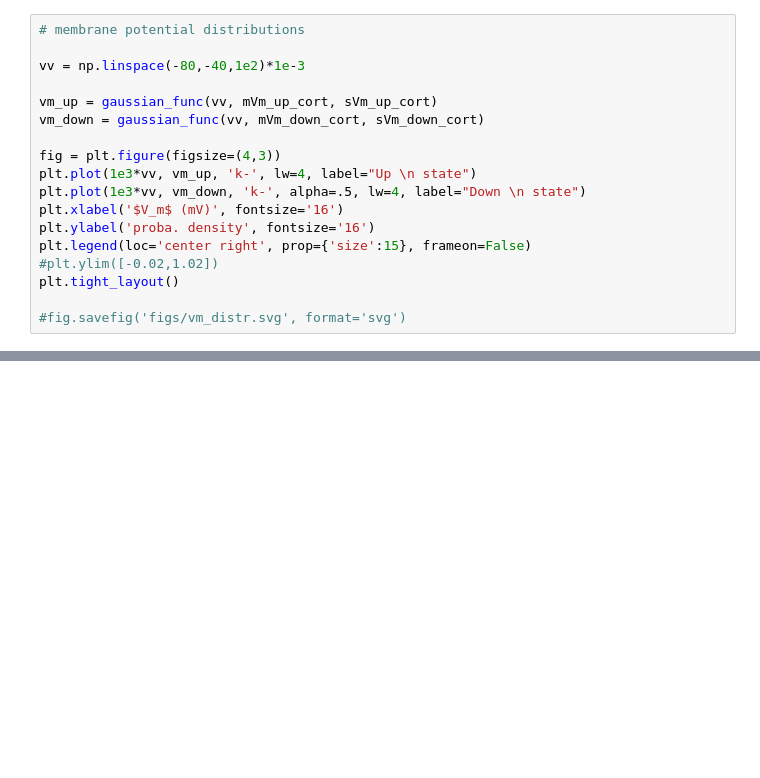
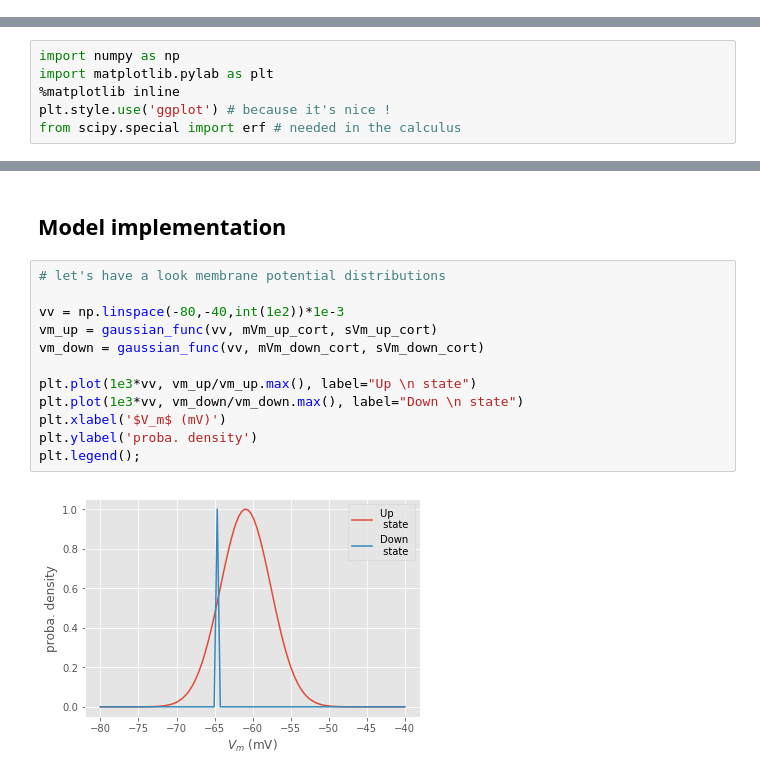
Before and after one commit to yzerlaut/notebook_papers, a Jupyter notebook: reig_et_al_2015.ipynb, the cells around one changed output, grey strips where cells are left out. Cells and saved outputs as stored; diff of their text form; blank space fills up the shorter version.

```diff
--- a/reig_et_al_2015.ipynb
+++ b/reig_et_al_2015.ipynb
@@ -130,18 +0,0 @@ def current_to_depol(I, Parameters):
-# %%
-# membrane potential distributions
-
-vv = np.linspace(-80,-40,1e2)*1e-3
-
-vm_up = gaussian_func(vv, mVm_up_cort, sVm_up_cort)
-vm_down = gaussian_func(vv, mVm_down_cort, sVm_down_cort)
-
-fig = plt.figure(figsize=(4,3))
-plt.plot(1e3*vv, vm_up, 'k-', lw=4, label="Up \n state")
-plt.plot(1e3*vv, vm_down, 'k-', alpha=.5, lw=4, label="Down \n state")
-plt.xlabel('$V_m$ (mV)', fontsize='16')
-plt.ylabel('proba. density', fontsize='16')
-plt.legend(loc='center right', prop={'size':15}, frameon=False)
-#plt.ylim([-0.02,1.02])
-plt.tight_layout()
-
-#fig.savefig('figs/vm_distr.svg', format='svg')
@@ -1183,0 +10,6 @@ SVG(filename='fig2.svg')
+# %%
+import numpy as np
+import matplotlib.pylab as plt
+%matplotlib inline
+plt.style.use('ggplot') # because it's nice !
+from scipy.special import erf # needed in the calculus
@@ -1183,0 +160,16 @@ SVG(filename='fig2.svg')
+# %% [markdown]
+## Model implementation
+# %%
+# let's have a look membrane potential distributions
+
+vv = np.linspace(-80,-40,int(1e2))*1e-3
+vm_up = gaussian_func(vv, mVm_up_cort, sVm_up_cort)
+vm_down = gaussian_func(vv, mVm_down_cort, sVm_down_cort)
+
+plt.plot(1e3*vv, vm_up/vm_up.max(), label="Up \n state")
+plt.plot(1e3*vv, vm_down/vm_down.max(), label="Down \n state")
+plt.xlabel('$V_m$ (mV)')
+plt.ylabel('proba. density')
+plt.legend();
+# %% [output]
+[figure, added]
```
Also changed, not shown: parts of 64 cells of this notebook.
